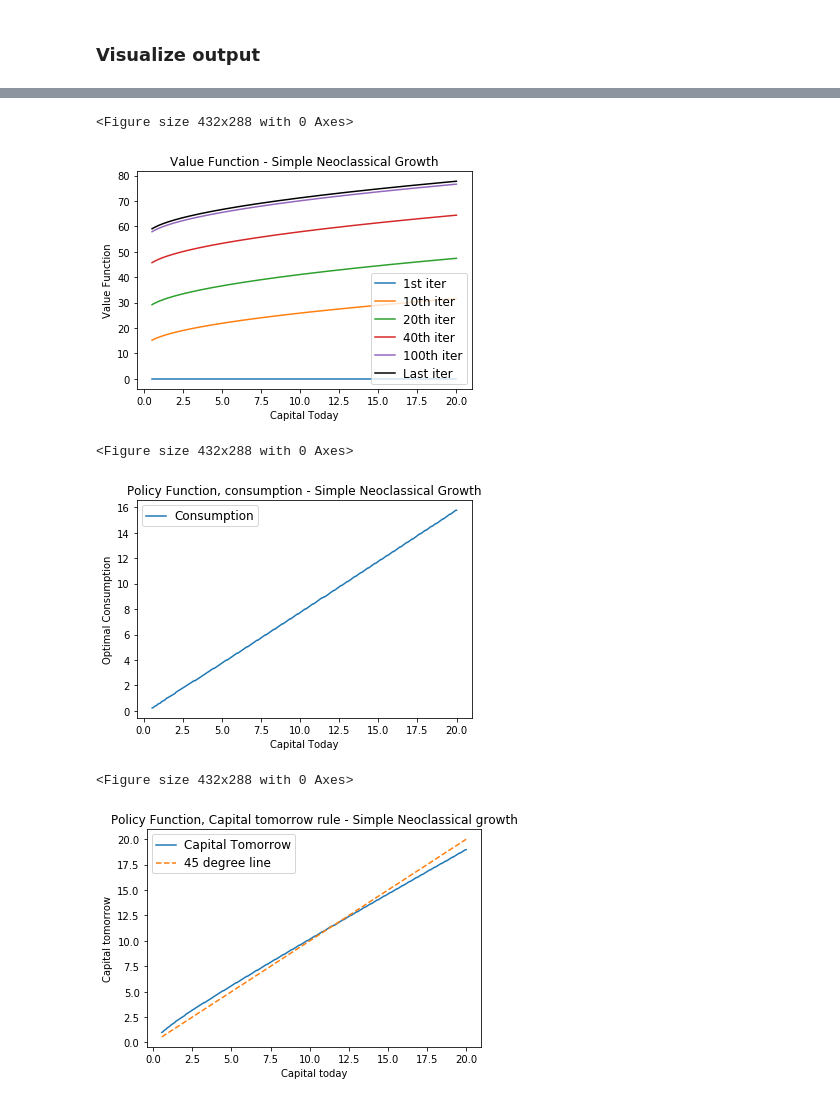
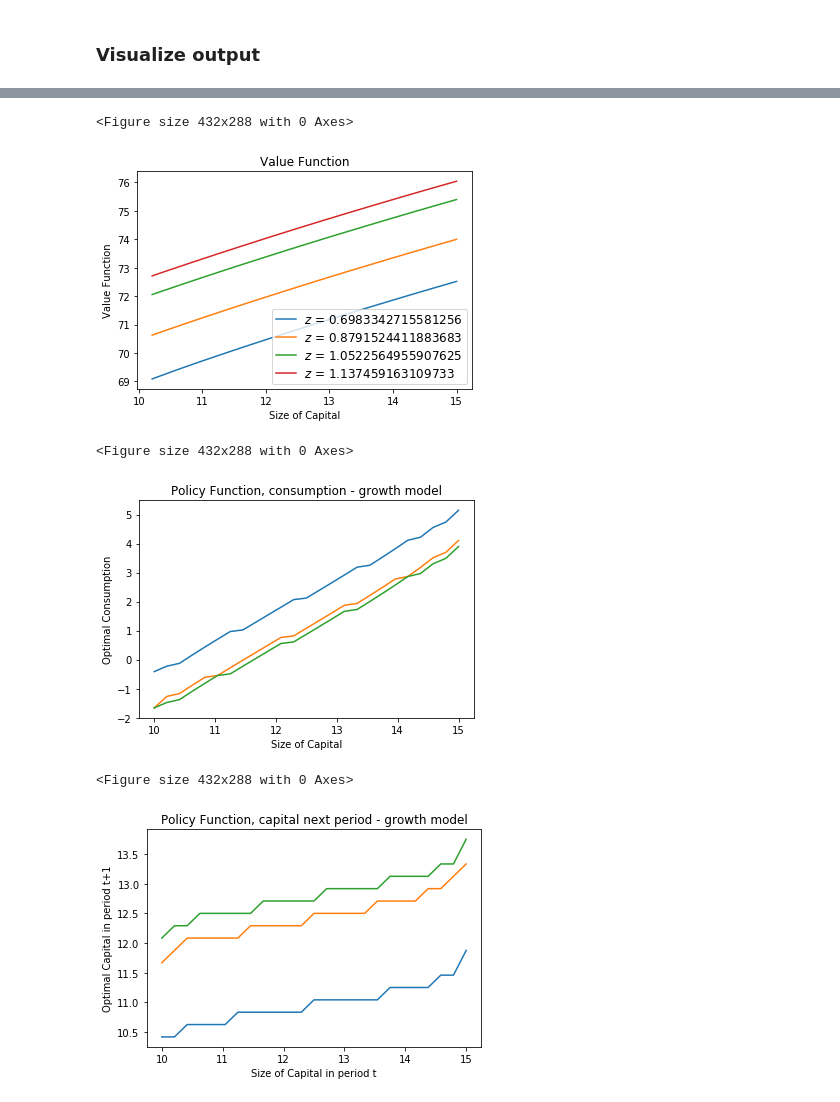
Before and after one commit to mattdbrown17/BootCamp2018, a Jupyter notebook: ProbSets/Econ/ProbSet1/Code/PS1Ex3 - Neoclassical Growth with Serial Correlation.ipynb, the cells around one changed output, grey strips where cells are left out. Drawn from its saved outputs; the diff is of its cells as text; code cells hidden in the pictures.

```diff
--- a/ProbSets/Econ/ProbSet1/Code/PS1Ex3 - Neoclassical Growth with Serial Correlation.ipynb
+++ b/ProbSets/Econ/ProbSet1/Code/PS1Ex3 - Neoclassical Growth with Serial Correlation.ipynb
@@ -35,6 +36,7 @@ phi = .5
 delta = .05
 alpha = .4
 sigmaz = .2
+mu = 0
 rho = .8
 sigmanu = .1
 # %% [markdown]
@@ -240,13 +220,11 @@ plt.show()
 # %%
-# Plot value function at several iterations
+# Plot value function
 plt.figure()
 fig, ax = plt.subplots()
-ax.plot(k_grid, Vstore[:,0], label='1st iter')
-ax.plot(k_grid, Vstore[:,10], label='10th iter')
-ax.plot(k_grid, Vstore[:,20], label='20th iter')
-ax.plot(k_grid, Vstore[:,40], label='40th iter')
-ax.plot(k_grid, Vstore[:,100], label='100th iter')
-ax.plot(k_grid, Vstore[:,VFiter-1], 'k', label='Last iter')
+ax.plot(k_grid[1:], VF[1:, 0], label='$z$ = ' + str(z_grid[0]))
+ax.plot(k_grid[1:], VF[1:, 5], label='$z$ = ' + str(z_grid[5]))
+ax.plot(k_grid[1:], VF[1:, 15], label='$z$ = ' + str(z_grid[15]))
+ax.plot(k_grid[1:], VF[1:, 19], label='$z$ = ' + str(z_grid[19]))
 # Now add the legend with some customizations.
 legend = ax.legend(loc='lower right', shadow=False)
 # Set the fontsize
@@ -254,50 +232,55 @@ for label in legend.get_texts():
     label.set_fontsize('large')
 for label in legend.get_lines():
     label.set_linewidth(1.5)  # the legend line width
-plt.xlabel('Capital Today')
+plt.xlabel('Size of Capital')
 plt.ylabel('Value Function')
-plt.title('Value Function - Simple Neoclassical Growth')
+plt.title('Value Function')
 plt.show()
 # %% [output]
 <Figure size 432x288 with 0 Axes>
-[figure, old version]
+[figure, new version]
 # %%
-#Plot optimal consumption rule as a function of cake size
+#Plot optimal consumption rule as a function of capital
+optK = k_grid[PF]
+optC = z_grid * k_grid ** (alpha) + (1 - delta) * k_grid - optK
 plt.figure()
 fig, ax = plt.subplots()
-ax.plot(k_grid[1:], optC[1:], label='Consumption')
+ax.plot(k_grid[:], optC[:][12], label='Consumption')
+ax.plot(k_grid[:], optC[:][18], label='Consumption')
+ax.plot(k_grid[:], optC[:][19], label='Consumption')
 # Now add the legend with some customizations.
-legend = ax.legend(loc='upper left', shadow=False)
+#legend = ax.legend(loc='upper left', shadow=False)
 # Set the fontsize
 for label in legend.get_texts():
     label.set_fontsize('large')
 for label in legend.get_lines():
     label.set_linewidth(1.5)  # the legend line width
-plt.xlabel('Capital Today')
+plt.xlabel('Size of Capital')
 plt.ylabel('Optimal Consumption')
-plt.title('Policy Function, consumption - Simple Neoclassical Growth')
+plt.title('Policy Function, consumption - growth model')
 plt.show()
 # %% [output]
 <Figure size 432x288 with 0 Axes>
-[figure, old version]
+[figure, new version]
 # %%
-#Plot Capital tomorrow rule as a function of cake size
+#Plot optimal capital in period t + 1 rule as a function of cake size
+optK = k_grid[PF]
 plt.figure()
 fig, ax = plt.subplots()
-ax.plot(k_grid[1:], optK[1:], label='Capital Tomorrow')
-ax.plot(k_grid[1:], k_grid[1:], '--', label='45 degree line')
+ax.plot(k_grid[:], optK[:][4], label='Capital in period t+1')
+ax.plot(k_grid[:], optK[:][12], label='Capital in period t+1')
+ax.plot(k_grid[:], optK[:][14], label='Capital in period t+1')
 # Now add the legend with some customizations.
-legend = ax.legend(loc='upper left', shadow=False)
+#legend = ax.legend(loc='upper left', shadow=False)
 # Set the fontsize
 for label in legend.get_texts():
     label.set_fontsize('large')
 for label in legend.get_lines():
     label.set_linewidth(1.5)  # the legend line width
-plt.xlabel('Capital today')
-plt.ylabel('Capital tomorrow')
-plt.title('Policy Function, Capital tomorrow rule - Simple Neoclassical \
-growth')
+plt.xlabel('Size of Capital in period t')
+plt.ylabel('Optimal Capital in period t+1')
+plt.title('Policy Function, capital next period - growth model')
 plt.show()
 # %% [output]
 <Figure size 432x288 with 0 Axes>
-[figure, old version]
+[figure, new version]
```
Also changed, not shown: parts of 7 cells of this notebook, 3 other files.
